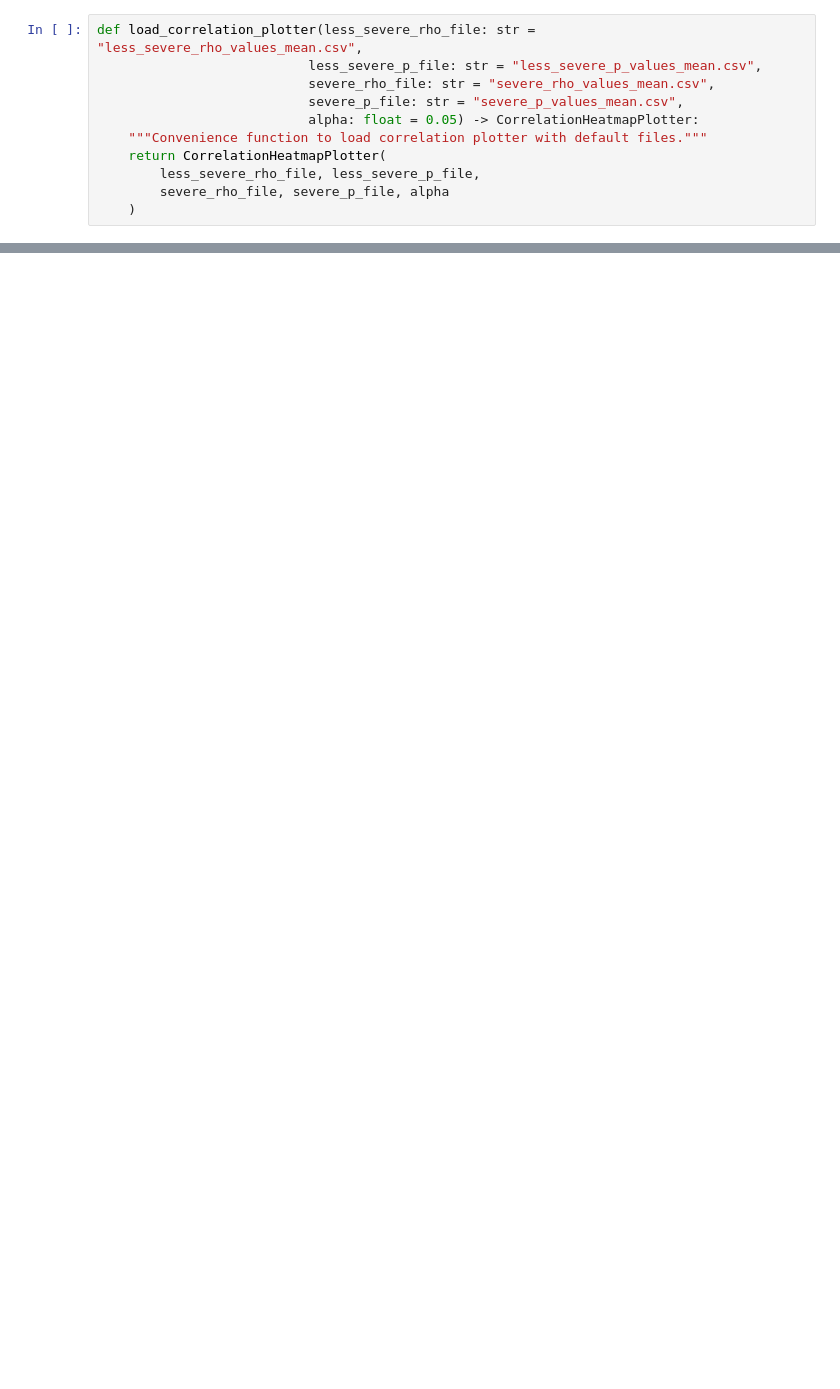
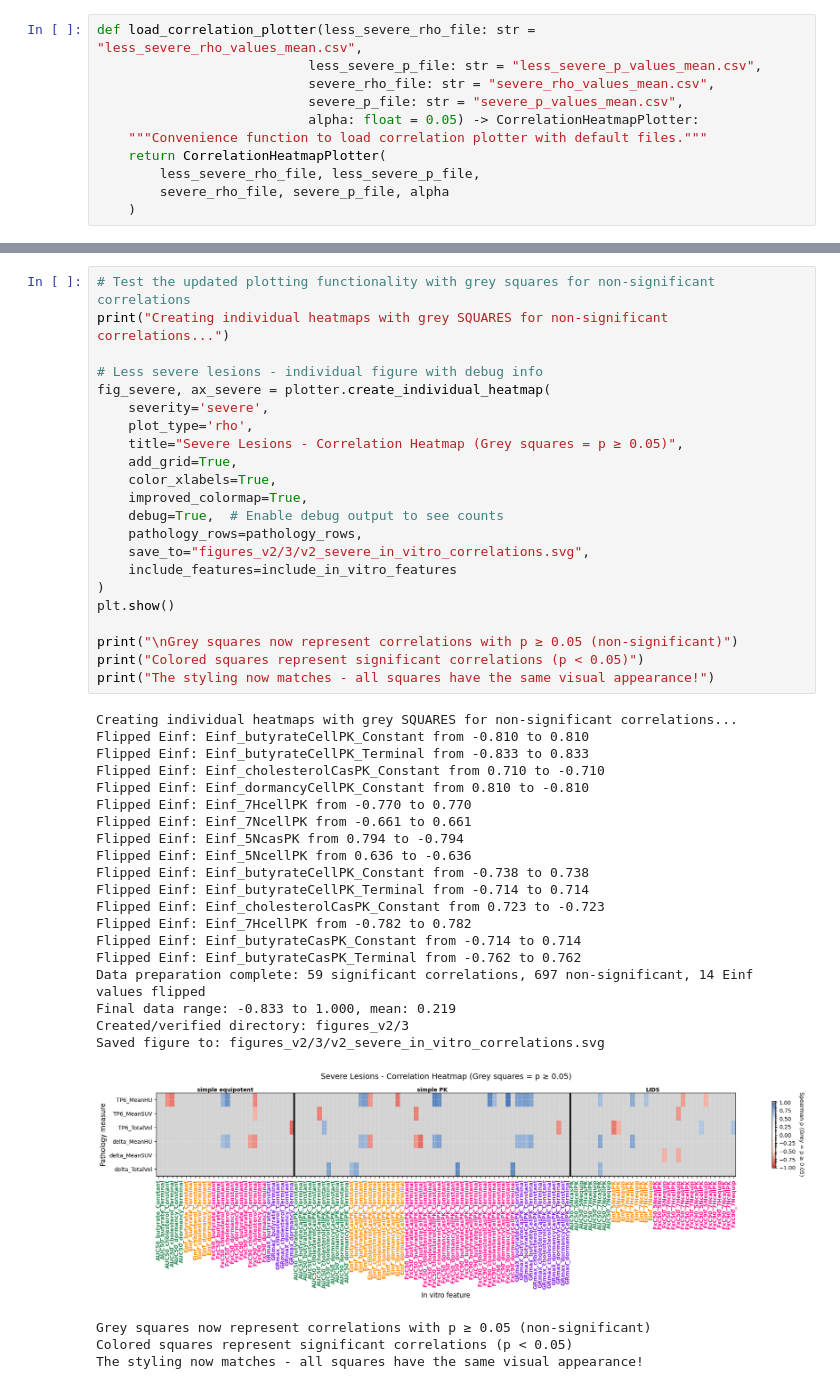
Before and after one commit to joshwhiteley/marmoset-paper, a Jupyter notebook: correlations_plotting.ipynb, the cells around one changed output, grey strips where cells are left out. Saved outputs shown, nothing was run; the diff lists cells and outputs as text; blank space fills up the shorter version.

```diff
--- a/correlations_plotting.ipynb
+++ b/correlations_plotting.ipynb
@@ -889,0 +871,46 @@ Legend: AUC=Green, Einf=Orange, FxC=Magenta, GRmax=Purple
+# %%
+# Test the updated plotting functionality with grey squares for non-significant correlations
+print("Creating individual heatmaps with grey SQUARES for non-significant correlations...")
+
+# Less severe lesions - individual figure with debug info
+fig_severe, ax_severe = plotter.create_individual_heatmap(
+    severity='severe',
+    plot_type='rho',
+    title="Severe Lesions - Correlation Heatmap (Grey squares = p ≥ 0.05)",
+    add_grid=True,
+    color_xlabels=True,
+    improved_colormap=True,
+    debug=True,  # Enable debug output to see counts
+    pathology_rows=pathology_rows,
+    save_to="figures_v2/3/v2_severe_in_vitro_correlations.svg",
+    include_features=include_in_vitro_features
+)
+plt.show()
+
+print("\nGrey squares now represent correlations with p ≥ 0.05 (non-significant)")
+print("Colored squares represent significant correlations (p < 0.05)")
+print("The styling now matches - all squares have the same visual appearance!")
+# %% [output]
+Creating individual heatmaps with grey SQUARES for non-significant correlations...
+Flipped Einf: Einf_butyrateCellPK_Constant from -0.810 to 0.810
+Flipped Einf: Einf_butyrateCellPK_Terminal from -0.833 to 0.833
+Flipped Einf: Einf_cholesterolCasPK_Constant from 0.710 to -0.710
+Flipped Einf: Einf_dormancyCellPK_Constant from 0.810 to -0.810
+Flipped Einf: Einf_7HcellPK from -0.770 to 0.770
+Flipped Einf: Einf_7NcellPK from -0.661 to 0.661
+Flipped Einf: Einf_5NcasPK from 0.794 to -0.794
+Flipped Einf: Einf_5NcellPK from 0.636 to -0.636
+Flipped Einf: Einf_butyrateCellPK_Constant from -0.738 to 0.738
+Flipped Einf: Einf_butyrateCellPK_Terminal from -0.714 to 0.714
+Flipped Einf: Einf_cholesterolCasPK_Constant from 0.723 to -0.723
+Flipped Einf: Einf_7HcellPK from -0.782 to 0.782
+Flipped Einf: Einf_butyrateCasPK_Constant from -0.714 to 0.714
+Flipped Einf: Einf_butyrateCasPK_Terminal from -0.762 to 0.762
+Data preparation complete: 59 significant correlations, 697 non-significant, 14 Einf values flipped
+Final data range: -0.833 to 1.000, mean: 0.219
+Created/verified directory: figures_v2/3
+Saved figure to: figures_v2/3/v2_severe_in_vitro_correlations.svg
+[figure, added]
+Grey squares now represent correlations with p ≥ 0.05 (non-significant)
+Colored squares represent significant correlations (p < 0.05)
+The styling now matches - all squares have the same visual appearance!
```
Also changed, not shown: parts of 5 cells of this notebook.
